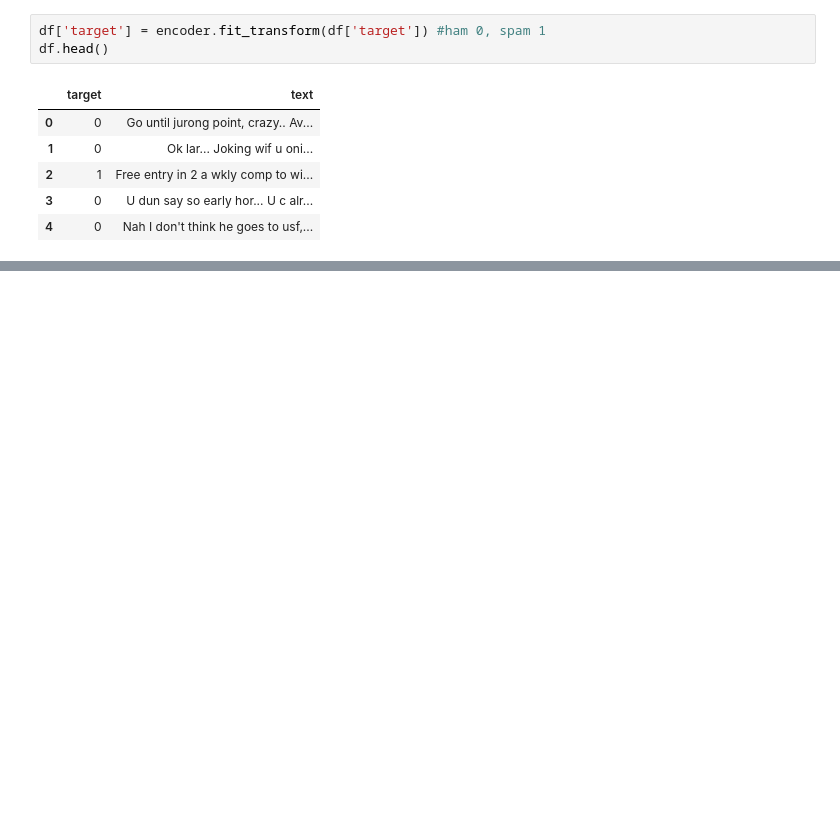
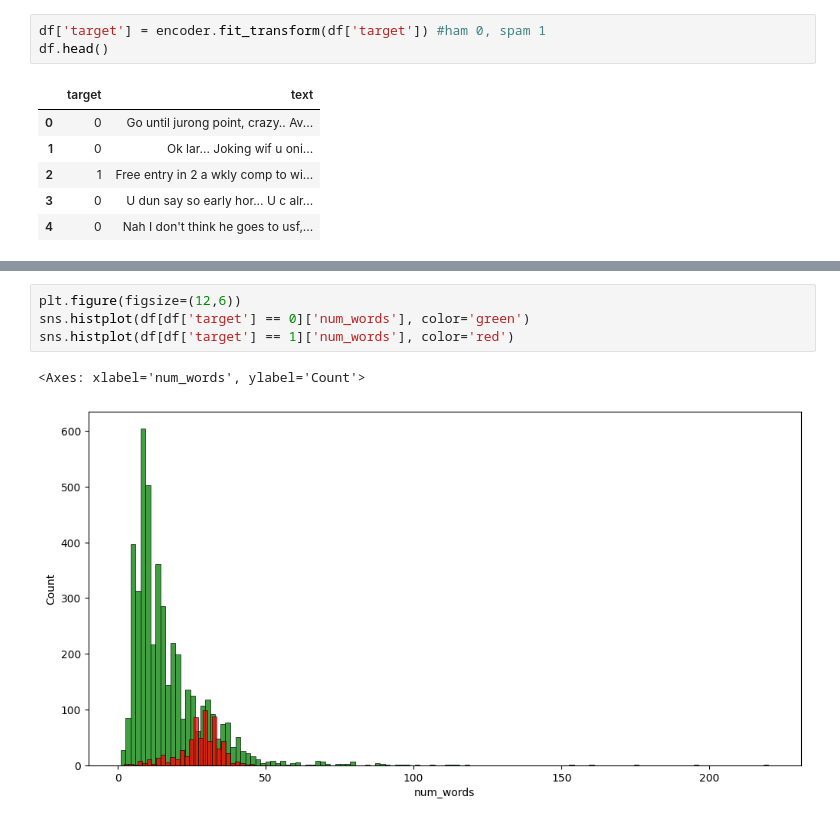
Before and after one commit to Ishrak-Saleh/spam-detection-nlp, a Jupyter notebook: spam_detection.ipynb, the cells around one changed output, grey strips where cells are left out. Drawn from its saved outputs; the diff is of its cells as text; blank space fills up the shorter version.

```diff
--- a/spam_detection.ipynb
+++ b/spam_detection.ipynb
@@ -83,0 +159,7 @@ dtype: int64
+# %%
+plt.figure(figsize=(12,6))
+sns.histplot(df[df['target'] == 0]['num_words'], color='green')
+sns.histplot(df[df['target'] == 1]['num_words'], color='red')
+# %% [output]
+<Axes: xlabel='num_words', ylabel='Count'>
+[figure, added]
```
Also changed, not shown: parts of 21 cells of this notebook.
